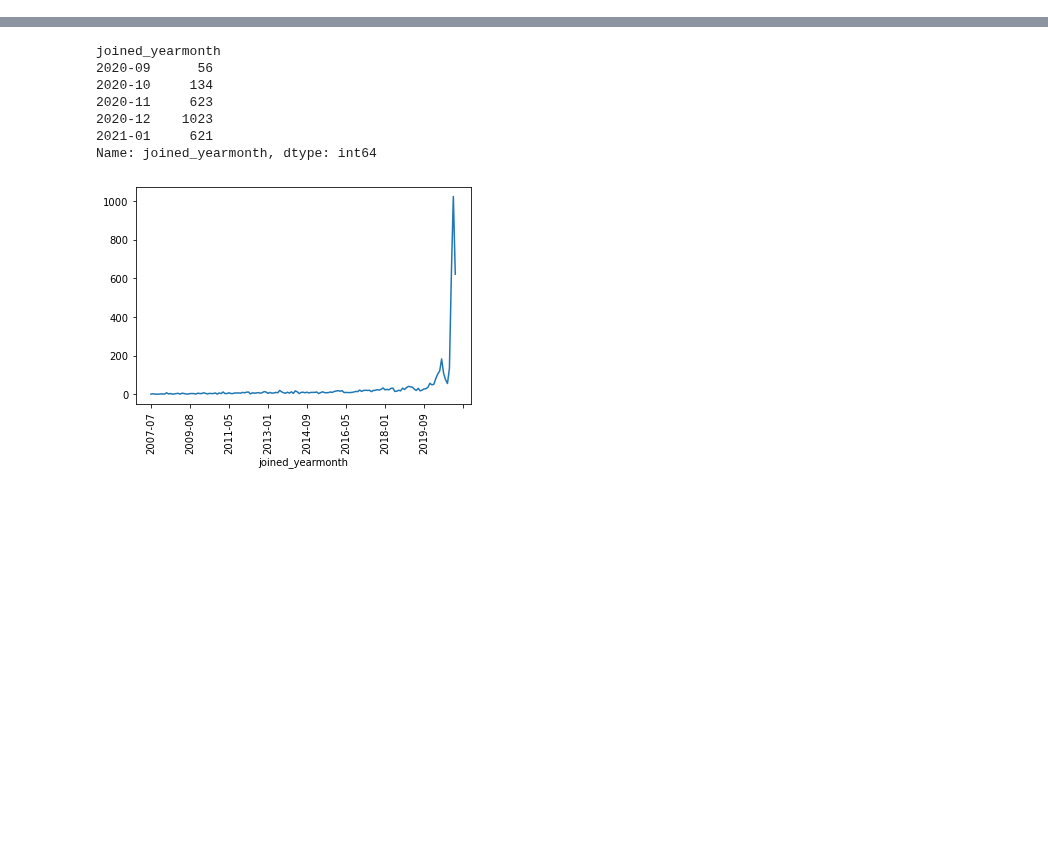
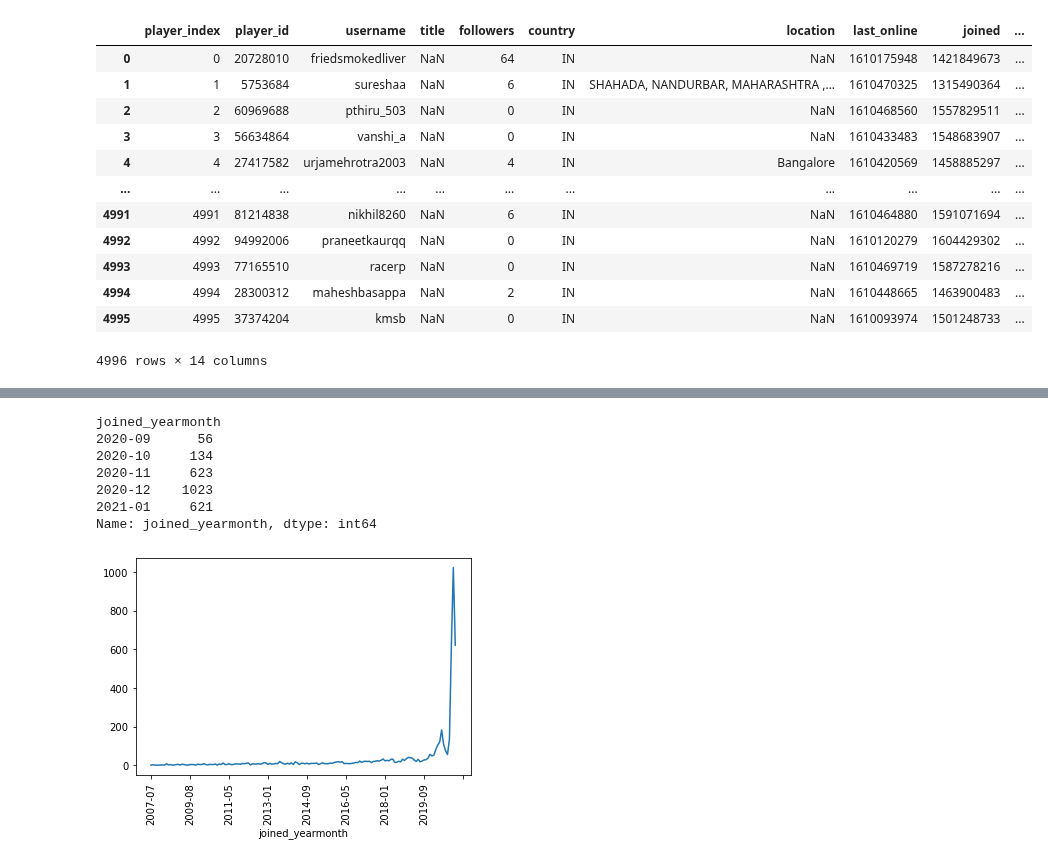
Before and after one commit to melissamonroe/who-plays-chess, a Jupyter notebook: ChessDetailsPy.ipynb, the cells around one changed output, grey strips where cells are left out. Drawn from its saved outputs; the diff is of its cells as text; code cells hidden in the pictures; blank space fills up the shorter version.

```diff
--- a/ChessDetailsPy.ipynb
+++ b/ChessDetailsPy.ipynb
@@ -16,6 +16,8 @@ import json
 output_file = os.path.join("output_data", "country_player_count.csv")
 
 #player details
+output_data_player_details_IN = "output_data/player_details_IN.csv"
+output_data_players_IN = "output_data/players_IN.csv"
 output_data_player_details_CA = "output_data/player_details_CA.csv"
 output_data_player_details_RU = "output_data/player_details_RU.csv"
 output_data_player_details_MX = "output_data/player_details_MX.csv"
@@ -110,3 +125,25 @@ def get_joined_yearmonth_dataframe(output_data_player_details):
 
     chessplayers_df.sort_values(by=["joined_yearmonth"])
     return chessplayers_df
+# %%
+### top 10 player count
+### Country	Country Code	Player Count
+# 0	India	IN	279712
+chessplayers_sample_IN_df = get_joined_yearmonth_dataframe(output_data_player_details_IN)
+
+#sample df of user details from india
+chessplayers_sample_IN_df
+# %% [output]
+|  | player_index | player_id | username | title | followers | country | location | last_online | joined | ... |
+| 0 | 0 | 20728010 | friedsmokedliver | NaN | 64 | IN | NaN | 1610175948 | 1421849673 | ... |
+| 1 | 1 | 5753684 | sureshaa | NaN | 6 | IN | SHAHADA, NANDURBAR, MAHARASHTRA ,... | 1610470325 | 1315490364 | ... |
+| 2 | 2 | 60969688 | pthiru_503 | NaN | 0 | IN | NaN | 1610468560 | 1557829511 | ... |
+| 3 | 3 | 56634864 | vanshi_a | NaN | 0 | IN | NaN | 1610433483 | 1548683907 | ... |
+| 4 | 4 | 27417582 | urjamehrotra2003 | NaN | 4 | IN | Bangalore | 1610420569 | 1458885297 | ... |
+| ... | ... | ... | ... | ... | ... | ... | ... | ... | ... | ... |
+| 4991 | 4991 | 81214838 | nikhil8260 | NaN | 6 | IN | NaN | 1610464880 | 1591071694 | ... |
+| 4992 | 4992 | 94992006 | praneetkaurqq | NaN | 0 | IN | NaN | 1610120279 | 1604429302 | ... |
+| 4993 | 4993 | 77165510 | racerp | NaN | 0 | IN | NaN | 1610469719 | 1587278216 | ... |
+| 4994 | 4994 | 28300312 | maheshbasappa | NaN | 2 | IN | NaN | 1610448665 | 1463900483 | ... |
+| 4995 | 4995 | 37374204 | kmsb | NaN | 0 | IN | NaN | 1610093974 | 1501248733 | ... |
+4996 rows × 14 columns
```
Also changed, not shown: parts of 8 cells of this notebook, 2 other files.
